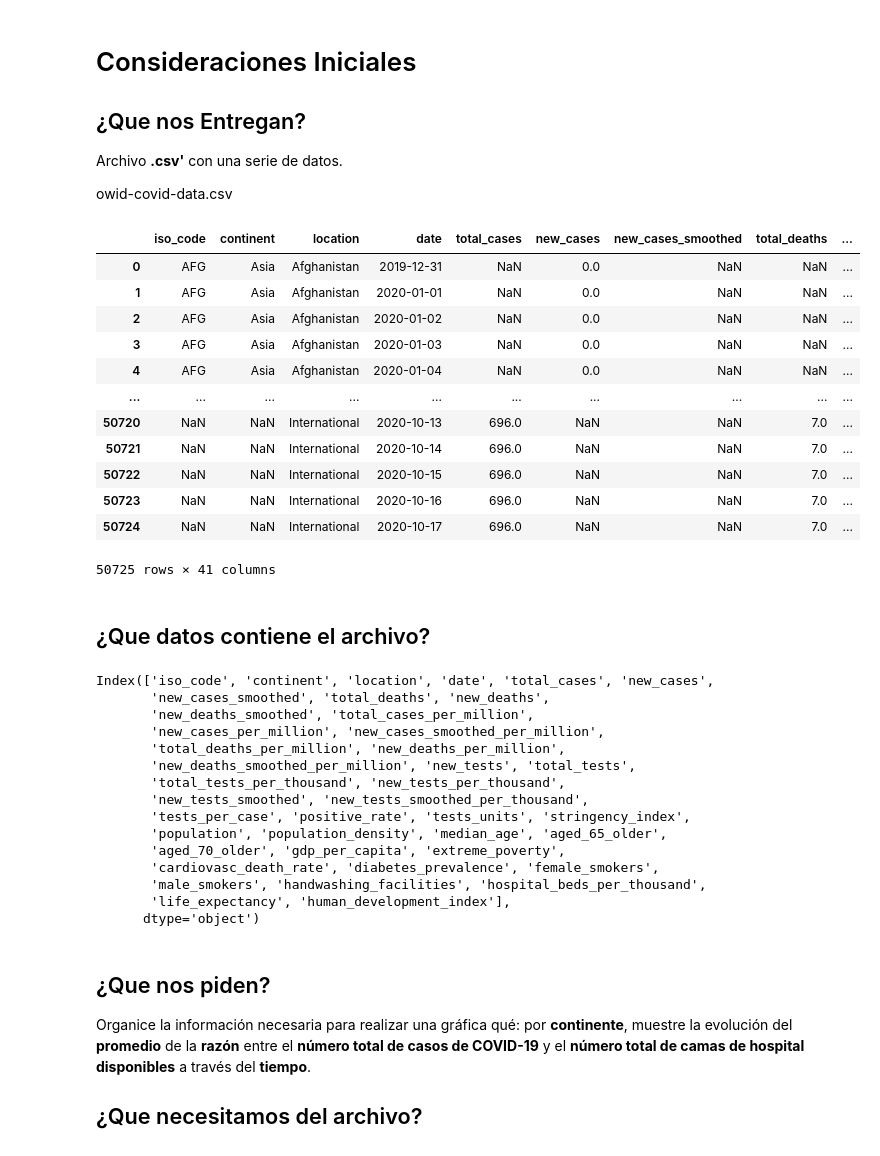
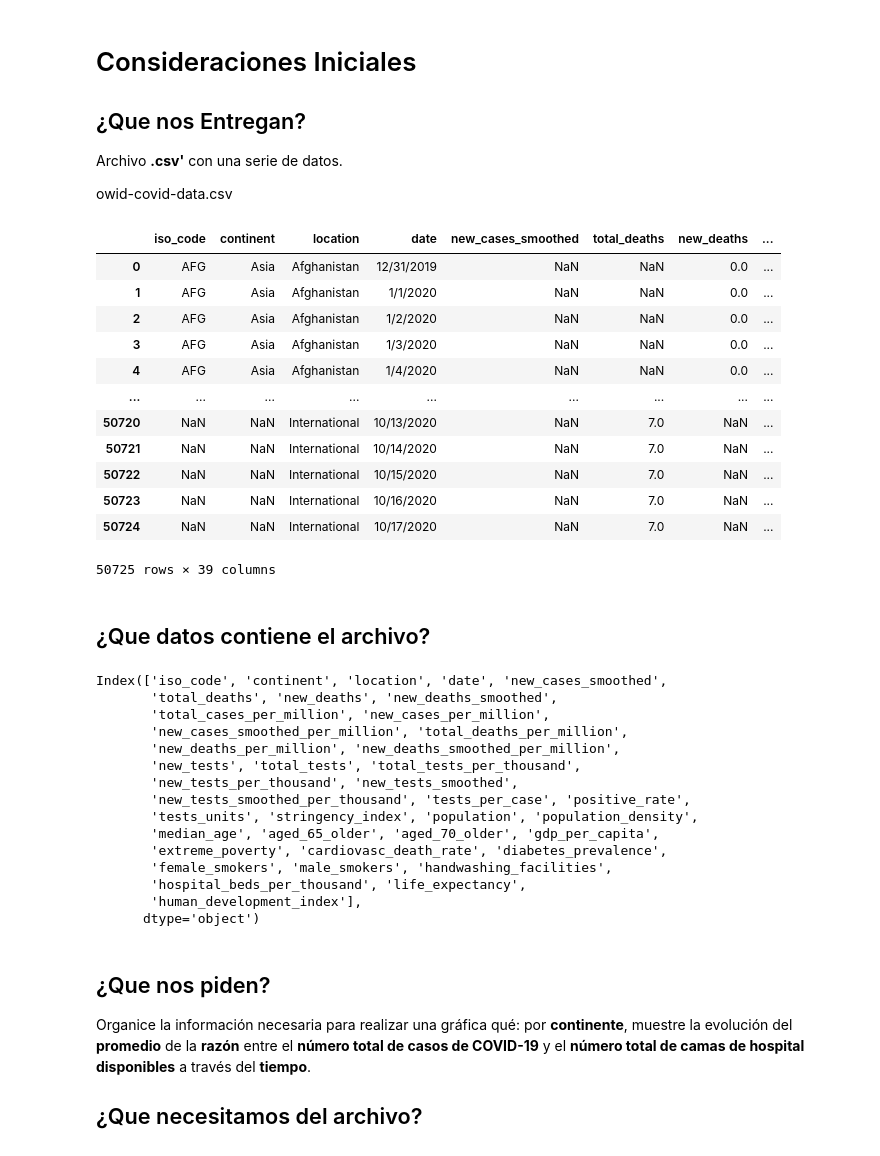
Before and after one commit to daveProgramming98/reto5TipsRepasoPandas, a Jupyter notebook: Reto5_TipsdaveTune.ipynb, the cells around one changed output. Drawn from its saved outputs; the diff is of its cells as text; code cells hidden in the pictures.

```diff
--- a/Reto5_TipsdaveTune.ipynb
+++ b/Reto5_TipsdaveTune.ipynb
@@ -8,41 +8,41 @@ owid-covid-data.csv
 # %%
 import pandas as pd
 # Cargamos el archivo csv en un Dataframe de pandas
-datosCovid = pd.read_csv("owid-covid-data.csv")
+datosCovid = pd.read_csv("owid-covid-data-new.csv")
 datosCovid
 # %% [output]
-|  | iso_code | continent | location | date | total_cases | new_cases | new_cases_smoothed | total_deaths | ... |
-| 0 | AFG | Asia | Afghanistan | 2019-12-31 | NaN | 0.0 | NaN | NaN | ... |
-| 1 | AFG | Asia | Afghanistan | 2020-01-01 | NaN | 0.0 | NaN | NaN | ... |
-| 2 | AFG | Asia | Afghanistan | 2020-01-02 | NaN | 0.0 | NaN | NaN | ... |
-| 3 | AFG | Asia | Afghanistan | 2020-01-03 | NaN | 0.0 | NaN | NaN | ... |
-| 4 | AFG | Asia | Afghanistan | 2020-01-04 | NaN | 0.0 | NaN | NaN | ... |
-| ... | ... | ... | ... | ... | ... | ... | ... | ... | ... |
-| 50720 | NaN | NaN | International | 2020-10-13 | 696.0 | NaN | NaN | 7.0 | ... |
-| 50721 | NaN | NaN | International | 2020-10-14 | 696.0 | NaN | NaN | 7.0 | ... |
-| 50722 | NaN | NaN | International | 2020-10-15 | 696.0 | NaN | NaN | 7.0 | ... |
-| 50723 | NaN | NaN | International | 2020-10-16 | 696.0 | NaN | NaN | 7.0 | ... |
-| 50724 | NaN | NaN | International | 2020-10-17 | 696.0 | NaN | NaN | 7.0 | ... |
+|  | iso_code | continent | location | date | new_cases_smoothed | total_deaths | new_deaths | ... |
+| 0 | AFG | Asia | Afghanistan | 12/31/2019 | NaN | NaN | 0.0 | ... |
+| 1 | AFG | Asia | Afghanistan | 1/1/2020 | NaN | NaN | 0.0 | ... |
+| 2 | AFG | Asia | Afghanistan | 1/2/2020 | NaN | NaN | 0.0 | ... |
+| 3 | AFG | Asia | Afghanistan | 1/3/2020 | NaN | NaN | 0.0 | ... |
+| 4 | AFG | Asia | Afghanistan | 1/4/2020 | NaN | NaN | 0.0 | ... |
+| ... | ... | ... | ... | ... | ... | ... | ... | ... |
+| 50720 | NaN | NaN | International | 10/13/2020 | NaN | 7.0 | NaN | ... |
+| 50721 | NaN | NaN | International | 10/14/2020 | NaN | 7.0 | NaN | ... |
+| 50722 | NaN | NaN | International | 10/15/2020 | NaN | 7.0 | NaN | ... |
+| 50723 | NaN | NaN | International | 10/16/2020 | NaN | 7.0 | NaN | ... |
+| 50724 | NaN | NaN | International | 10/17/2020 | NaN | 7.0 | NaN | ... |
-50725 rows × 41 columns
+50725 rows × 39 columns
 # %% [markdown]
 ## ¿Que datos contiene el archivo?
 # %%
 datosCovid.columns
 # %% [output]
-Index(['iso_code', 'continent', 'location', 'date', 'total_cases', 'new_cases',
-       'new_cases_smoothed', 'total_deaths', 'new_deaths',
-       'new_deaths_smoothed', 'total_cases_per_million',
-       'new_cases_per_million', 'new_cases_smoothed_per_million',
-       'total_deaths_per_million', 'new_deaths_per_million',
-       'new_deaths_smoothed_per_million', 'new_tests', 'total_tests',
-       'total_tests_per_thousand', 'new_tests_per_thousand',
-       'new_tests_smoothed', 'new_tests_smoothed_per_thousand',
-       'tests_per_case', 'positive_rate', 'tests_units', 'stringency_index',
-       'population', 'population_density', 'median_age', 'aged_65_older',
-       'aged_70_older', 'gdp_per_capita', 'extreme_poverty',
-       'cardiovasc_death_rate', 'diabetes_prevalence', 'female_smokers',
-       'male_smokers', 'handwashing_facilities', 'hospital_beds_per_thousand',
-       'life_expectancy', 'human_development_index'],
+Index(['iso_code', 'continent', 'location', 'date', 'new_cases_smoothed',
+       'total_deaths', 'new_deaths', 'new_deaths_smoothed',
+       'total_cases_per_million', 'new_cases_per_million',
+       'new_cases_smoothed_per_million', 'total_deaths_per_million',
+       'new_deaths_per_million', 'new_deaths_smoothed_per_million',
+       'new_tests', 'total_tests', 'total_tests_per_thousand',
+       'new_tests_per_thousand', 'new_tests_smoothed',
+       'new_tests_smoothed_per_thousand', 'tests_per_case', 'positive_rate',
+       'tests_units', 'stringency_index', 'population', 'population_density',
+       'median_age', 'aged_65_older', 'aged_70_older', 'gdp_per_capita',
+       'extreme_poverty', 'cardiovasc_death_rate', 'diabetes_prevalence',
+       'female_smokers', 'male_smokers', 'handwashing_facilities',
+       'hospital_beds_per_thousand', 'life_expectancy',
+       'human_development_index'],
       dtype='object')
 # %% [markdown]
 ## ¿Que nos piden?
```
Also changed, not shown: parts of 1 cell of this notebook.
